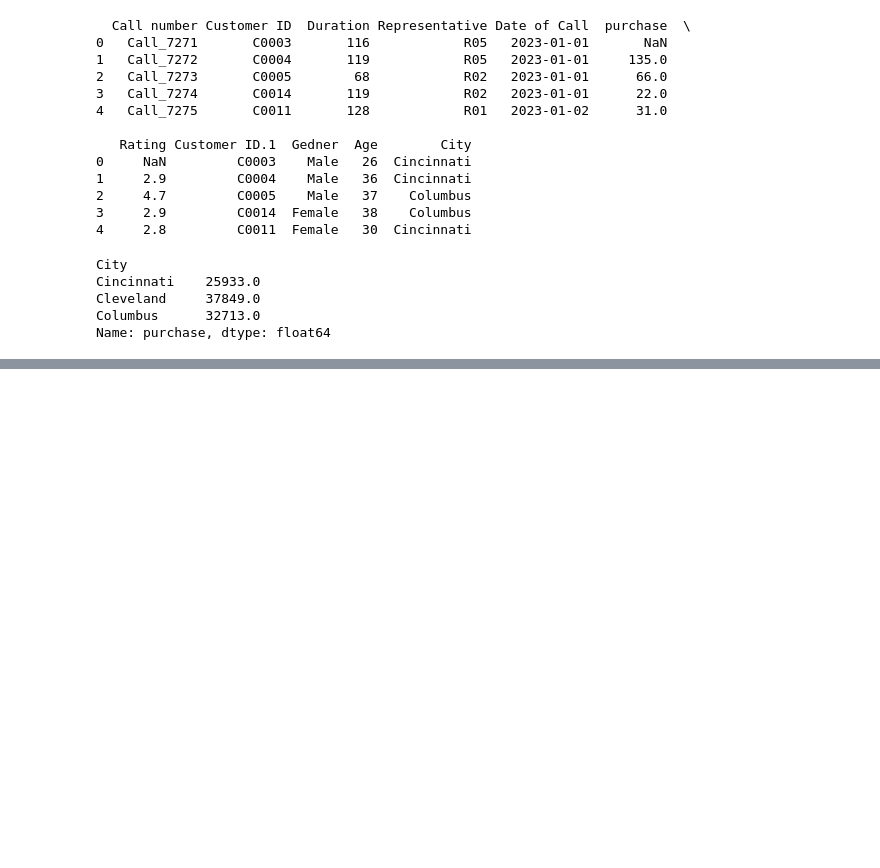
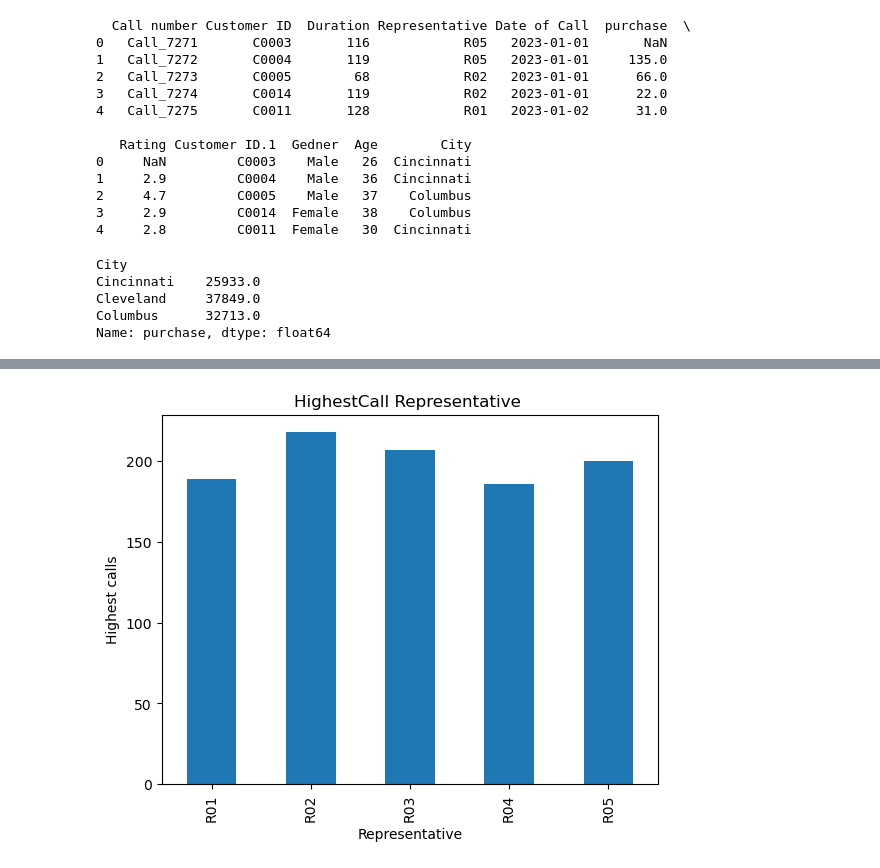
Before and after one commit to RAMAPRIYAM268/Call-Centre-Performance-Analysis, a Jupyter notebook: Source/call_centre.ipynb, the cells around one changed output, grey strips where cells are left out. Saved outputs shown, nothing was run; the diff lists cells and outputs as text; code cells hidden in the pictures; blank space fills up the shorter version.

```diff
--- a/Source/call_centre.ipynb
+++ b/Source/call_centre.ipynb
@@ -538,0 +702,10 @@ Name: purchase, dtype: float64
+# %%
+# which representative most calls
+Representative_Calls=calls.groupby("Representative")["Call number"].count()
+# %%
+Representative_Calls.plot(kind="bar")
+plt.ylabel("Highest calls")
+plt.title("HighestCall Representative ")
+plt.show()
+# %% [output]
+[figure, added]
```
Also changed, not shown: parts of 51 cells of this notebook, 1 other file.
